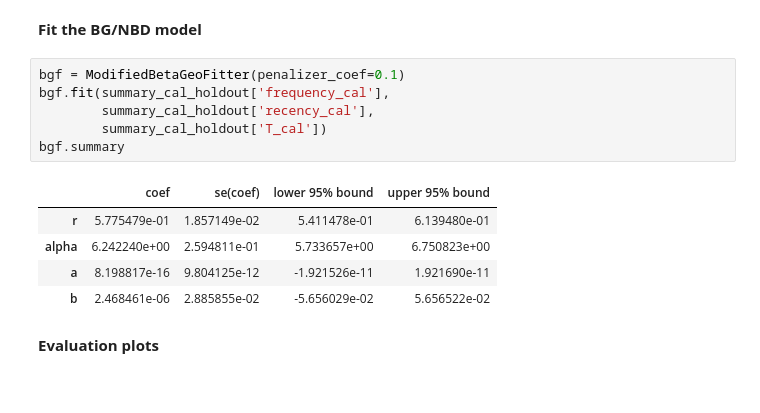
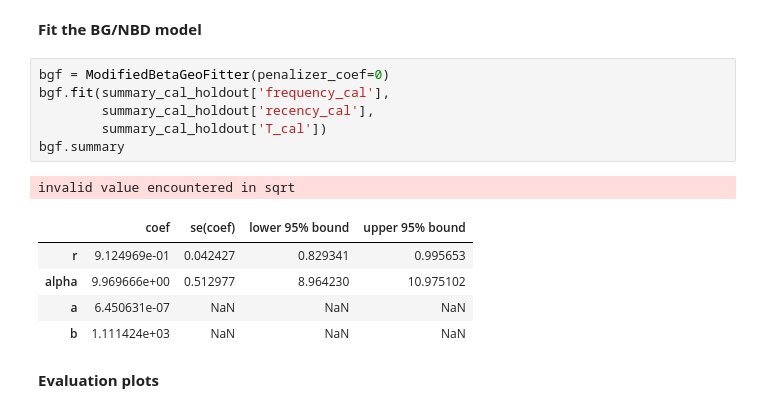
Before and after one commit to W-Tran/Online-Retail, a Jupyter notebook: online_retail.ipynb, the cells around one changed output. Cells and saved outputs as stored; diff of their text form.

```diff
--- a/online_retail.ipynb
+++ b/online_retail.ipynb
@@ -707,17 +707,18 @@ summary_cal_holdout.head()
 # %% [markdown]
 **Fit the BG/NBD model**
 # %%
-bgf = ModifiedBetaGeoFitter(penalizer_coef=0.1)
+bgf = ModifiedBetaGeoFitter(penalizer_coef=0)
 bgf.fit(summary_cal_holdout['frequency_cal'],
         summary_cal_holdout['recency_cal'],
         summary_cal_holdout['T_cal'])
 bgf.summary
 # %% [output]
+invalid value encountered in sqrt
 |  | coef | se(coef) | lower 95% bound | upper 95% bound |
-| r | 5.775479e-01 | 1.857149e-02 | 5.411478e-01 | 6.139480e-01 |
-| alpha | 6.242240e+00 | 2.594811e-01 | 5.733657e+00 | 6.750823e+00 |
-| a | 8.198817e-16 | 9.804125e-12 | -1.921526e-11 | 1.921690e-11 |
-| b | 2.468461e-06 | 2.885855e-02 | -5.656029e-02 | 5.656522e-02 |
+| r | 9.124969e-01 | 0.042427 | 0.829341 | 0.995653 |
+| alpha | 9.969666e+00 | 0.512977 | 8.964230 | 10.975102 |
+| a | 6.450631e-07 | NaN | NaN | NaN |
+| b | 1.111424e+03 | NaN | NaN | NaN |
 # %% [markdown]
 **Evaluation plots**
 # %%
```
Also changed, not shown: parts of 4 cells of this notebook.
